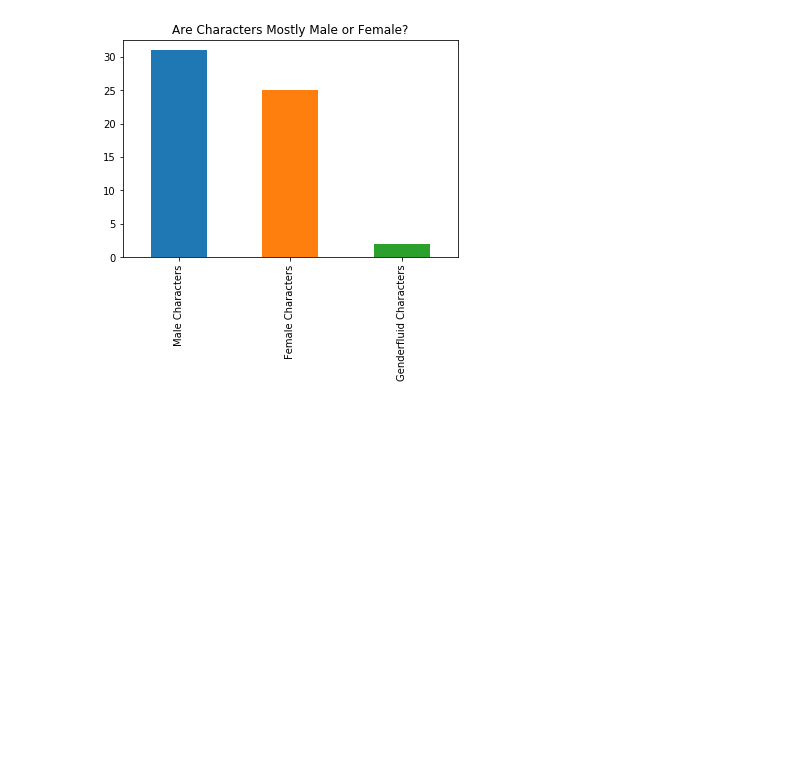
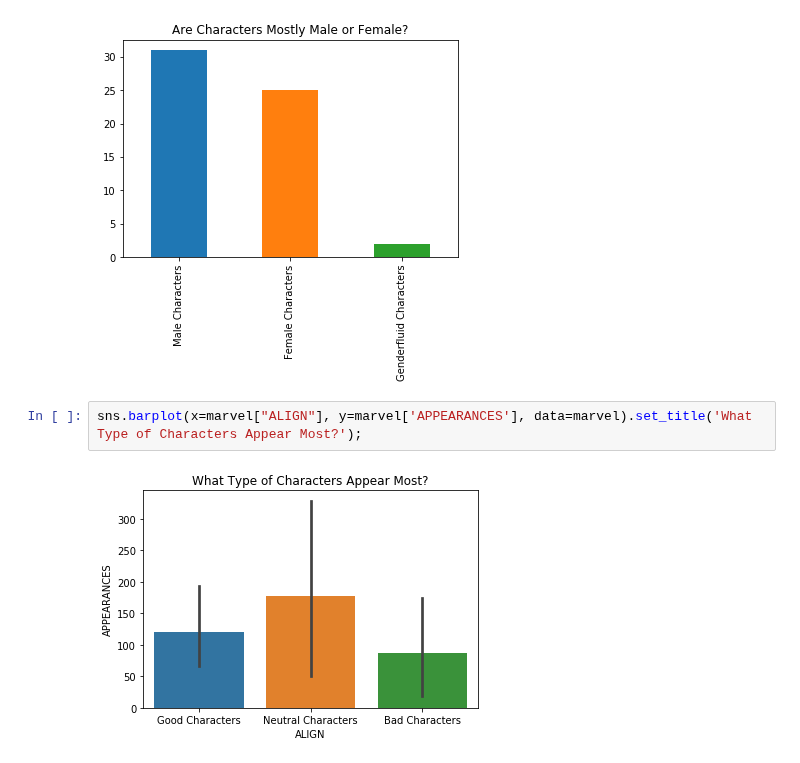
Before and after one commit to bloominstituteoftechnology/DS-Unit-1-Sprint-3-Data-Storytelling, a Jupyter notebook: module2-choose-appropriate-visualizations/LS_DS_222_Choose_appropriate_visualizations.ipynb, the cells around one changed output. Saved outputs shown, nothing was run; the diff lists cells and outputs as text; blank space fills up the shorter version.

```diff
--- a/module2-choose-appropriate-visualizations/LS_DS_222_Choose_appropriate_visualizations.ipynb
+++ b/module2-choose-appropriate-visualizations/LS_DS_222_Choose_appropriate_visualizations.ipynb
@@ -765,3 +765,7 @@ marvel.SEX.value_counts().plot.bar()
 plt.title('Are Characters Mostly Male or Female?');
 # %% [output]
 [figure]
+# %%
+sns.barplot(x=marvel["ALIGN"], y=marvel['APPEARANCES'], data=marvel).set_title('What Type of Characters Appear Most?');
+# %% [output]
+[figure, added]
```
